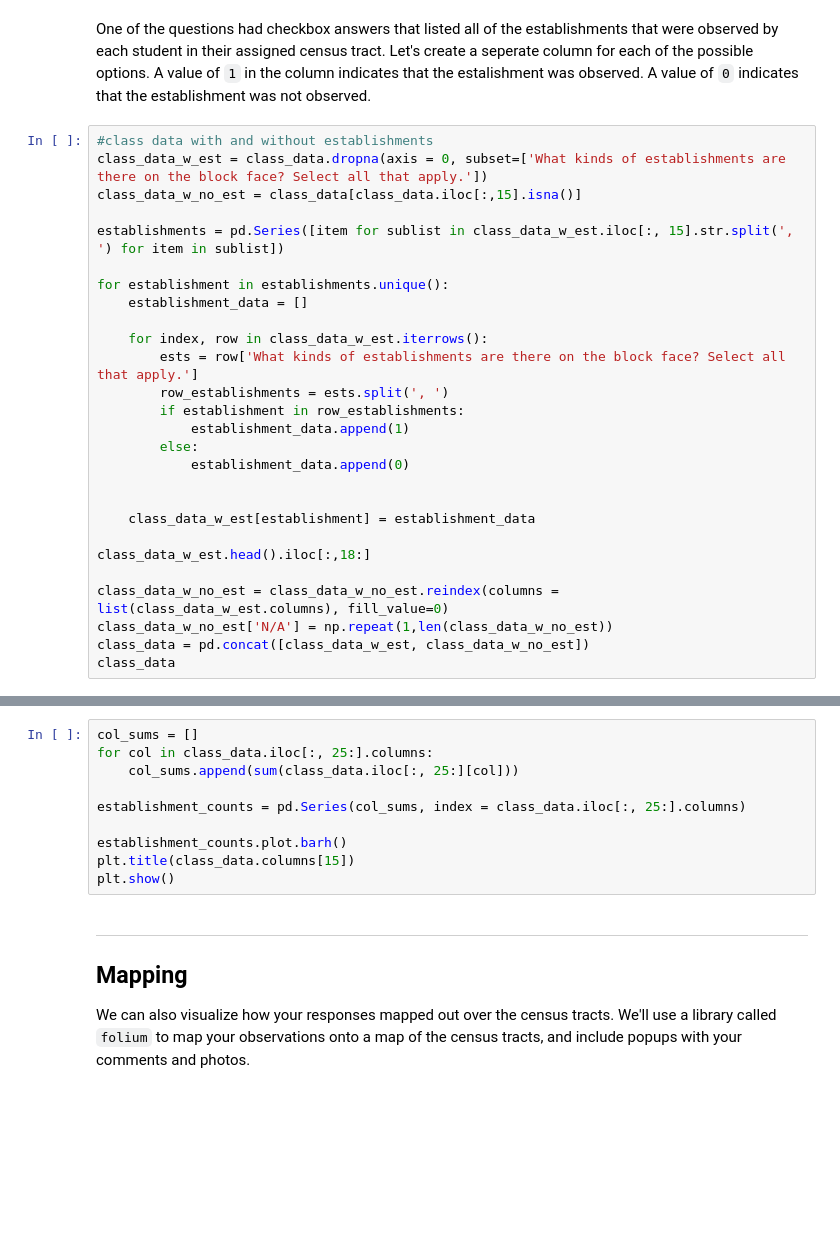
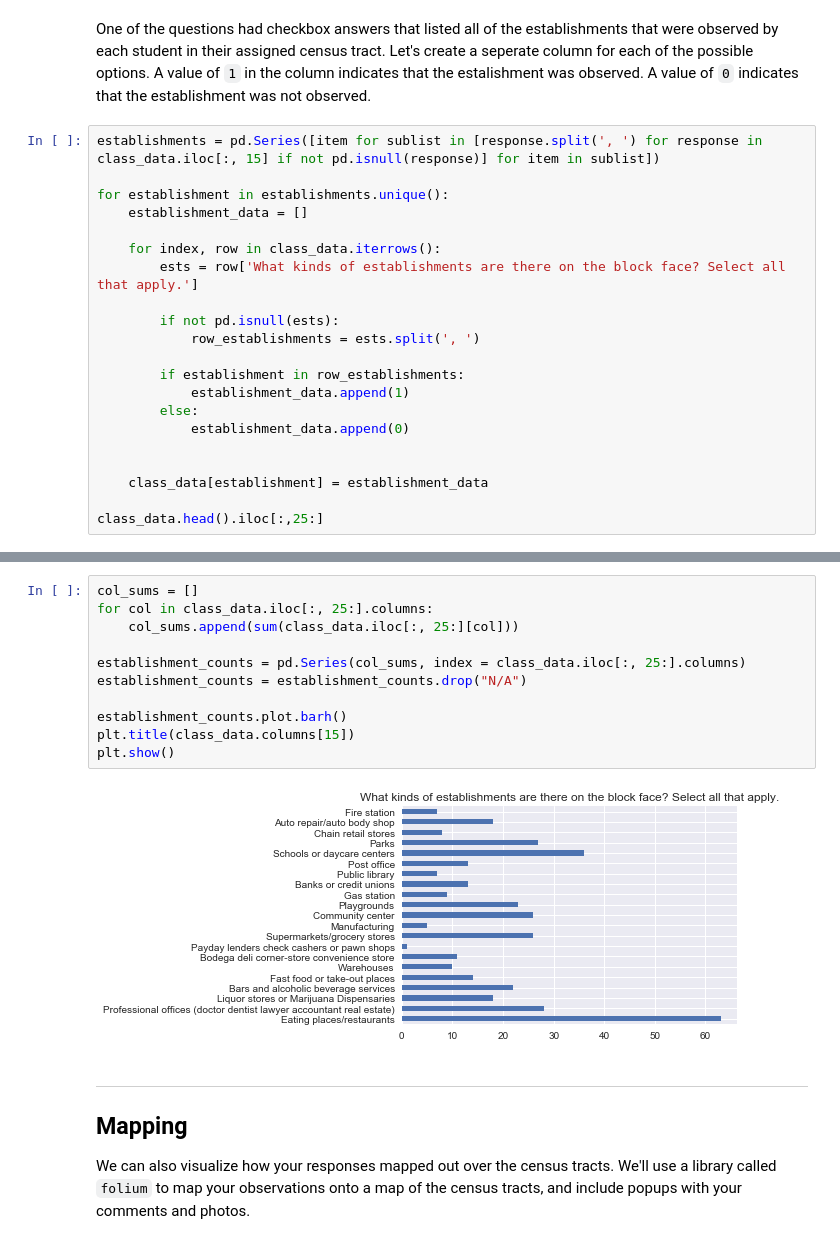
Before and after one commit to ds-modules/SOC-130AC, a Jupyter notebook: 01-The-Neighborhood-Copy1.ipynb, the cells around one changed output, grey strips where cells are left out. Cells and saved outputs as stored; diff of their text form; blank space fills up the shorter version.

Commit message:
establishments

```diff
--- a/01-The-Neighborhood-Copy1.ipynb
+++ b/01-The-Neighborhood-Copy1.ipynb
@@ -216,29 +260,23 @@ class_data.iloc[:, 4:22].mean().plot.barh()
 # %% [markdown]
 One of the questions had checkbox answers that listed all of the establishments that were observed by each student in their assigned census tract. Let's create a seperate column for each of the possible options. A value of `1` in the column indicates that the estalishment was observed. A value of `0` indicates that the establishment was not observed.
 # %%
-#class data with and without establishments
-class_data_w_est = class_data.dropna(axis = 0, subset=['What kinds of establishments are there on the block face? Select all that apply.'])
-class_data_w_no_est = class_data[class_data.iloc[:,15].isna()]
-
-establishments = pd.Series([item for sublist in class_data_w_est.iloc[:, 15].str.split(', ') for item in sublist])
+establishments = pd.Series([item for sublist in [response.split(', ') for response in class_data.iloc[:, 15] if not pd.isnull(response)] for item in sublist])
 
 for establishment in establishments.unique():
     establishment_data = []
 
-    for index, row in class_data_w_est.iterrows():
+    for index, row in class_data.iterrows():
         ests = row['What kinds of establishments are there on the block face? Select all that apply.']
-        row_establishments = ests.split(', ')
+
+        if not pd.isnull(ests):
+            row_establishments = ests.split(', ')
+
         if establishment in row_establishments:
             establishment_data.append(1)
         else:
             establishment_data.append(0)
 
 
-    class_data_w_est[establishment] = establishment_data
+    class_data[establishment] = establishment_data
 
-class_data_w_est.head().iloc[:,18:]
-
-class_data_w_no_est = class_data_w_no_est.reindex(columns = list(class_data_w_est.columns), fill_value=0)
-class_data_w_no_est['N/A'] = np.repeat(1,len(class_data_w_no_est))
-class_data = pd.concat([class_data_w_est, class_data_w_no_est])
-class_data
+class_data.head().iloc[:,25:]
@@ -245,13 +291,16 @@ class_data
 # %%
 col_sums = []
 for col in class_data.iloc[:, 25:].columns:
     col_sums.append(sum(class_data.iloc[:, 25:][col]))
 
 establishment_counts = pd.Series(col_sums, index = class_data.iloc[:, 25:].columns)
+establishment_counts = establishment_counts.drop("N/A")
 
 establishment_counts.plot.barh()
 plt.title(class_data.columns[15])
 plt.show()
+# %% [output]
+[figure, added]
 # %% [markdown]
 ---
 
```
Also changed, not shown: parts of 29 cells of this notebook, 7 other files.
